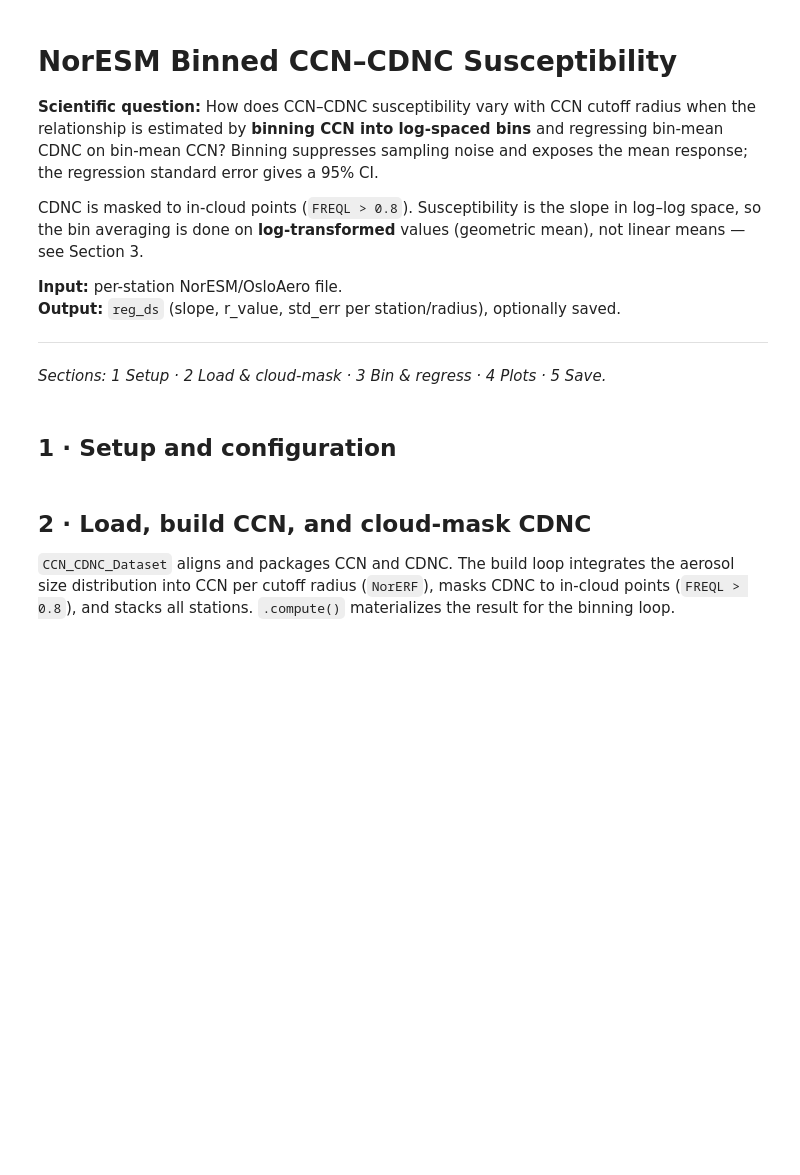
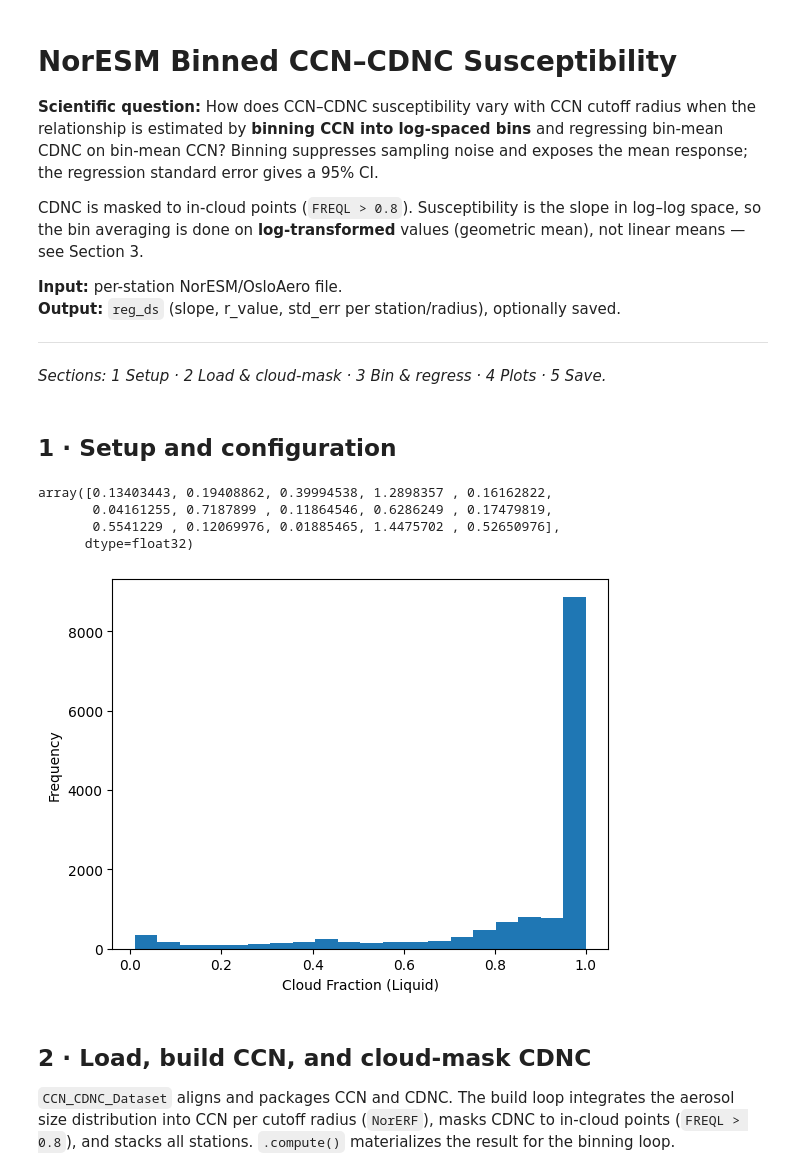
Before and after one commit to peter-churchill/PhD-Susceptibility, a Jupyter notebook: notebooks/noresm_stations_susc_binned.ipynb, the cells around one changed output. Drawn from its saved outputs; the diff is of its cells as text; code cells hidden in the pictures; blank space fills up the shorter version.

```diff
--- a/notebooks/noresm_stations_susc_binned.ipynb
+++ b/notebooks/noresm_stations_susc_binned.ipynb
@@ -29,6 +29,20 @@ CCN_BIN_NUMBER = 50      # Number of bins for CCN/CDNC regression
 ds = xr.open_dataset(f'{NOR_PATH}', engine='netcdf4')  # to store results for all stations
 # Optional: where to save reg_ds at the end (set to None to skip saving)
 SAVE_PATH = '/share/pech2273/NorESM_Susceptibility_All_level.nc'
+# %%
+ds.NCONC10.mean('time').isel(lev = -1).values
+# %% [output]
+array([0.13403443, 0.19408862, 0.39994538, 1.2898357 , 0.16162822,
+       0.04161255, 0.7187899 , 0.11864546, 0.6286249 , 0.17479819,
+       0.5541229 , 0.12069976, 0.01885465, 1.4475702 , 0.52650976],
+      dtype=float32)
+# %%
+plt.hist(ds.FREQL.sel(station = 'SMR-II').where(ds.FREQL.sel(station = 'SMR-II') > 0).values.flatten(), bins=20)
+plt.xlabel('Cloud Fraction (Liquid)')
+plt.ylabel('Frequency')
+plt.show()
+# %% [output]
+[figure, added]
 # %% [markdown]
 ## 2 · Load, build CCN, and cloud-mask CDNC
 
```
Also changed, not shown: parts of 2 cells of this notebook, 8 other files.
